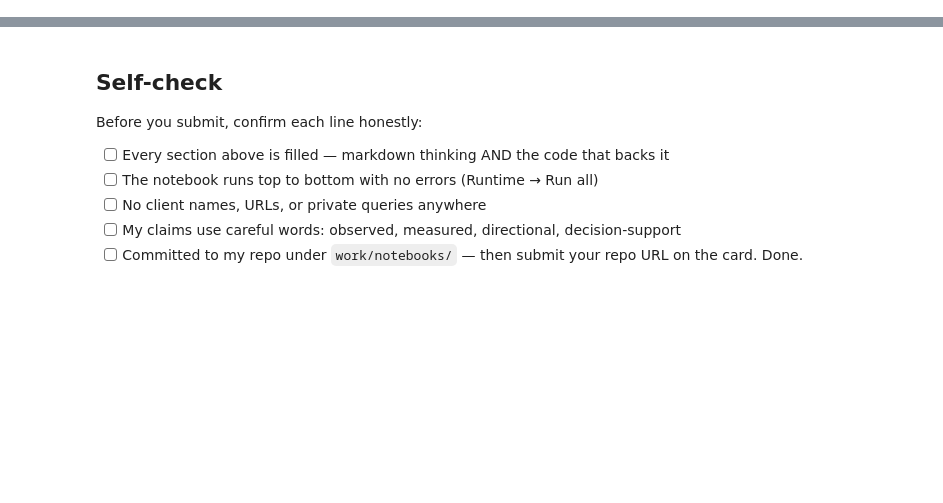
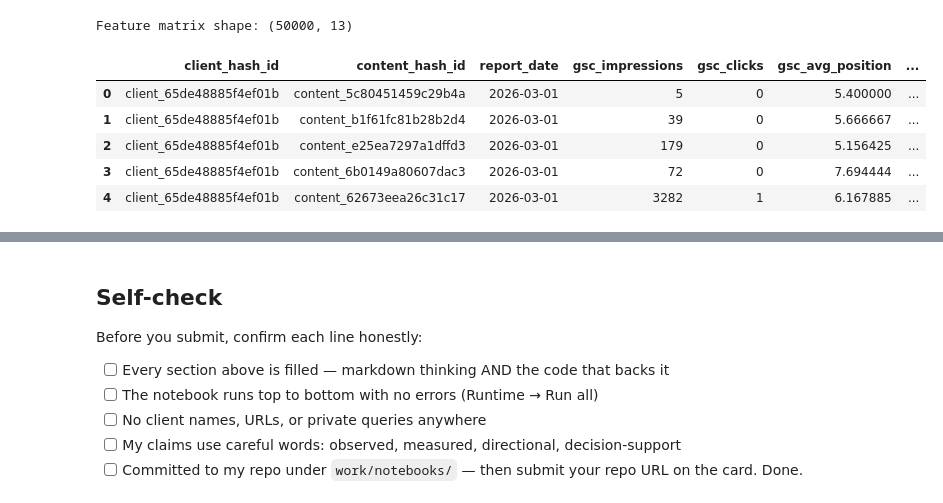
Before and after one commit to trycatchqasim/ML_FR_ISP, a Jupyter notebook: work/notebooks/w03_feature_leakage_check.ipynb, the cells around one changed output, grey strips where cells are left out. Drawn from its saved outputs; the diff is of its cells as text; code cells hidden in the pictures; blank space fills up the shorter version.

```diff
--- a/work/notebooks/w03_feature_leakage_check.ipynb
+++ b/work/notebooks/w03_feature_leakage_check.ipynb
@@ -36,0 +14,57 @@ This skeleton is yours to fill. Work the sections **in order** — each one has
+# %%
+import duckdb
+import pandas as pd
+import numpy as np
+from sklearn.model_selection import train_test_split, GroupKFold
+from sklearn.ensemble import RandomForestClassifier
+from sklearn.metrics import precision_recall_curve, auc, roc_auc_score, brier_score_loss
+from google.colab import userdata
+
+hf_token = userdata.get('HF_TOKEN')
+con = duckdb.connect()
+con.execute("INSTALL httpfs; LOAD httpfs;")
+con.execute(f"""
+    CREATE SECRET (
+        TYPE HTTP,
+        EXTRA_HTTP_HEADERS MAP {{'Authorization': 'Bearer {hf_token}'}}
+    );
+""")
+
+# Load mid-panel slice
+DATA_URL = "hf://datasets/FlyRank/internship-warehouse/fact_content_daily_performance/month=2026-03/*.parquet"
+
+query = f"""
+SELECT
+    client_hash_id,
+    content_hash_id,
+    report_date,
+    COALESCE(gsc_impressions, 0) AS gsc_impressions,
+    COALESCE(gsc_clicks, 0) AS gsc_clicks,
+    COALESCE(gsc_avg_position, 0) AS gsc_avg_position,
+    COALESCE(ga4_sessions, 0) AS ga4_sessions,
+    COALESCE(ga4_engaged_sessions, 0) AS ga4_engaged_sessions,
+    -- Derived engineered features
+    CASE WHEN gsc_avg_position > 0 THEN 1 ELSE 0 END AS has_gsc_position_flag,
+    CASE WHEN gsc_impressions > 0 THEN (gsc_clicks * 100.0) / gsc_impressions ELSE 0.0 END AS ctr_calc,
+    CASE WHEN ga4_sessions > 0 THEN (ga4_engaged_sessions * 100.0) / ga4_sessions ELSE 0.0 END AS engagement_rate_calc,
+    -- Target
+    CASE WHEN COALESCE(gsc_clicks, 0) >= 5 THEN 1 ELSE 0 END AS target,
+    -- Suspect Leakage Column (for audit in Section 3)
+    COALESCE(gsc_clicks, 0) AS suspect_label_leakage
+FROM read_parquet('{DATA_URL}')
+WHERE ga4_data_available IS TRUE
+  AND gsc_data_available IS TRUE
+LIMIT 50000;
+"""
+
+df = con.execute(query).df()
+print(f"Feature matrix shape: {df.shape}")
+df.head()
+# %% [output]
+Feature matrix shape: (50000, 13)
+|  | client_hash_id | content_hash_id | report_date | gsc_impressions | gsc_clicks | gsc_avg_position | ... |
+| 0 | client_65de48885f4ef01b | content_5c80451459c29b4a | 2026-03-01 | 5 | 0 | 5.400000 | ... |
+| 1 | client_65de48885f4ef01b | content_b1f61fc81b28b2d4 | 2026-03-01 | 39 | 0 | 5.666667 | ... |
+| 2 | client_65de48885f4ef01b | content_e25ea7297a1dffd3 | 2026-03-01 | 179 | 0 | 5.156425 | ... |
+| 3 | client_65de48885f4ef01b | content_6b0149a80607dac3 | 2026-03-01 | 72 | 0 | 7.694444 | ... |
+| 4 | client_65de48885f4ef01b | content_62673eea26c31c17 | 2026-03-01 | 3282 | 1 | 6.167885 | ... |
```
Also changed, not shown: parts of 15 cells of this notebook.
